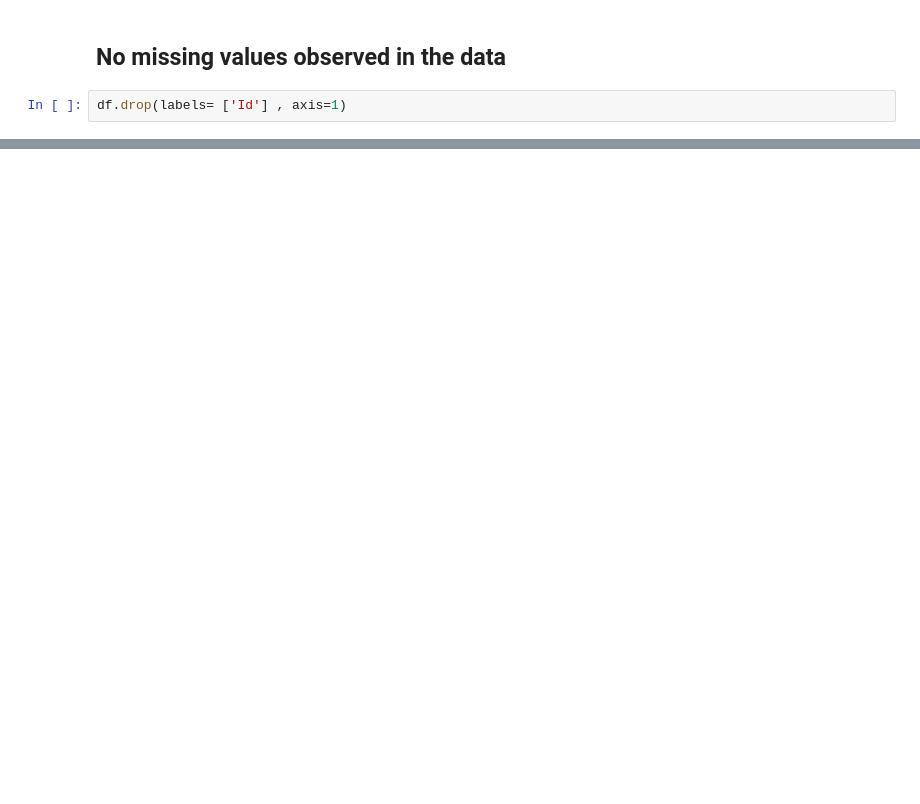
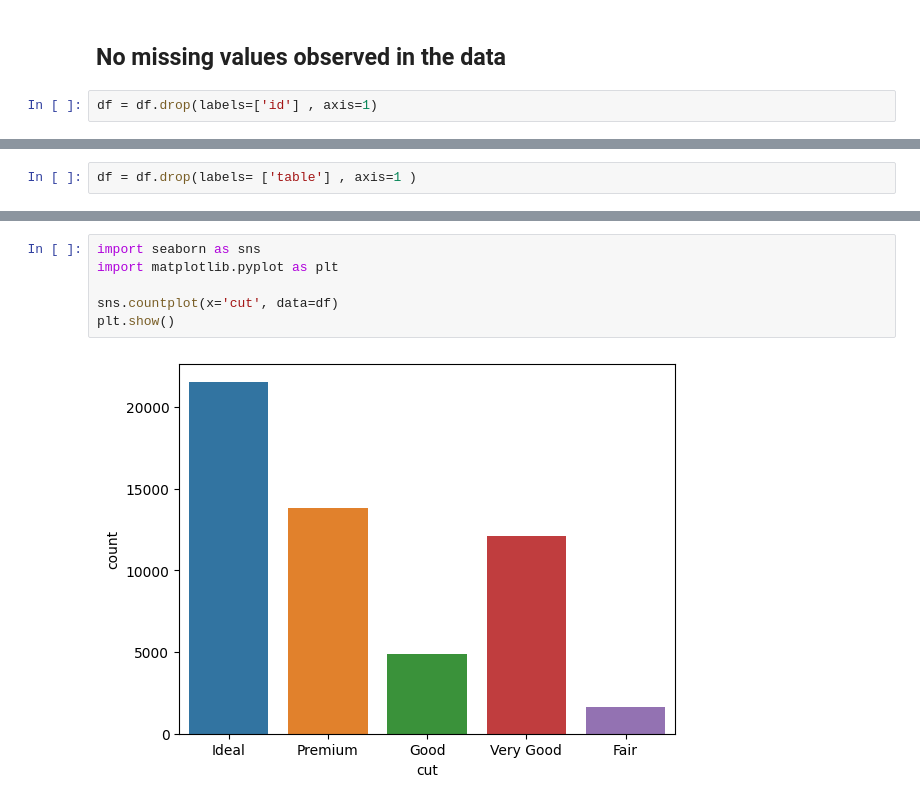
Before and after one commit to RohanV01/DiamondPricePrediction, a Jupyter notebook: notebooks/EDA.ipynb, the cells around one changed output, grey strips where cells are left out. Cells and saved outputs as stored; diff of their text form; blank space fills up the shorter version.

```diff
--- a/notebooks/EDA.ipynb
+++ b/notebooks/EDA.ipynb
@@ -28,4 +28,4 @@ dtype: int64
 # %% [markdown]
 ## No missing values observed in the data
 # %%
-df.drop(labels= ['Id'] , axis=1)
+df = df.drop(labels=['id'] , axis=1)
@@ -33,0 +32,2 @@ KeyError: "['Id'] not found in axis"
+# %%
+df = df.drop(labels= ['table'] , axis=1 )
@@ -33,0 +150,8 @@ KeyError: "['Id'] not found in axis"
+# %%
+import seaborn as sns
+import matplotlib.pyplot as plt
+
+sns.countplot(x='cut', data=df)
+plt.show()
+# %% [output]
+[figure, added]
```
Also changed, not shown: parts of 15 cells of this notebook.
